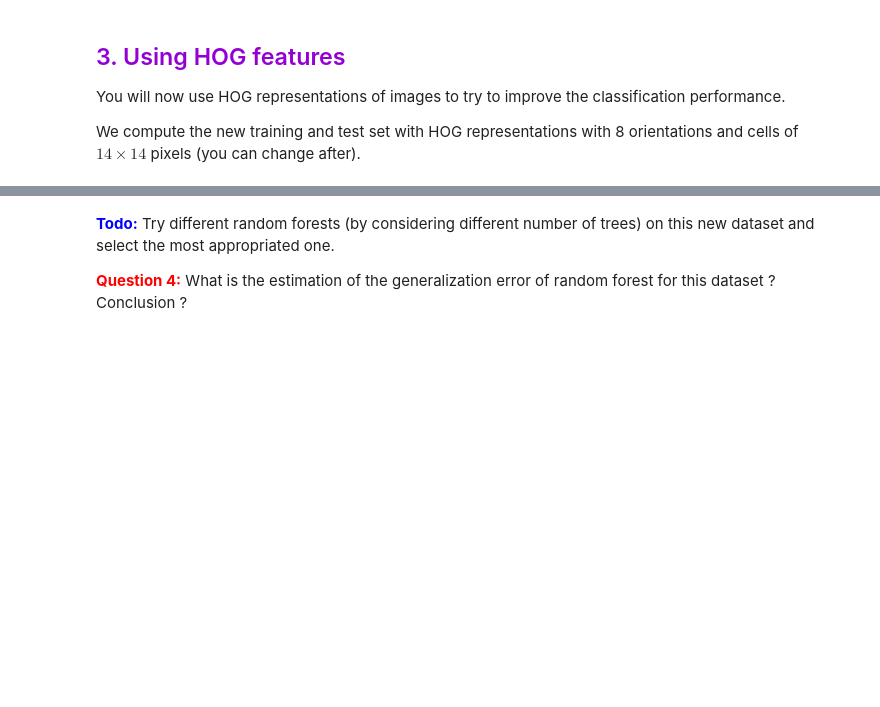
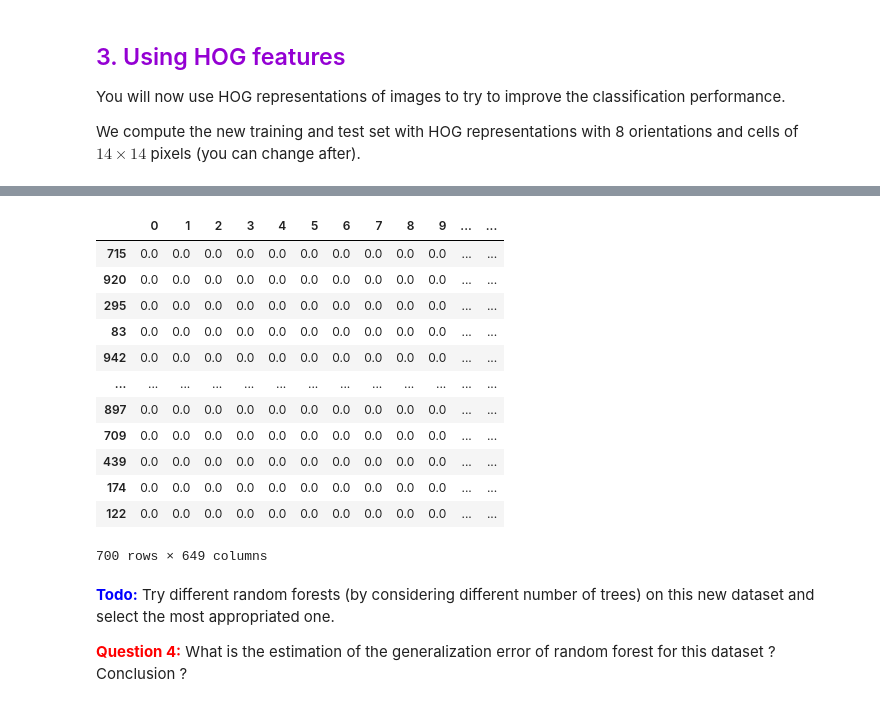
Before and after one commit to FenrirWolf4566/TP-AA-3, a Jupyter notebook: TP3_Random_Forest_student.ipynb, the cells around one changed output, grey strips where cells are left out. Drawn from its saved outputs; the diff is of its cells as text; code cells hidden in the pictures; blank space fills up the shorter version.

```diff
--- a/TP3_Random_Forest_student.ipynb
+++ b/TP3_Random_Forest_student.ipynb
@@ -73,5 +228,21 @@ def my_hog(row, ori, cell):
 # %%
-hog_train = data_train.apply(my_hog, axis=1, args=(16,7))
-hog_test = data_test.apply(my_hog, axis=1, args=(16,7))
+hog_train = data_train.apply(my_hog, axis=1, args=(8,3))
+hog_test = data_test.apply(my_hog, axis=1, args=(8,3))
 hog_train['label'] = data_train.label
 hog_test['label'] = data_test.label
+
+hog_train
+# %% [output]
+|  | 0 | 1 | 2 | 3 | 4 | 5 | 6 | 7 | 8 | 9 | ... | ... |
+| 715 | 0.0 | 0.0 | 0.0 | 0.0 | 0.0 | 0.0 | 0.0 | 0.0 | 0.0 | 0.0 | ... | ... |
+| 920 | 0.0 | 0.0 | 0.0 | 0.0 | 0.0 | 0.0 | 0.0 | 0.0 | 0.0 | 0.0 | ... | ... |
+| 295 | 0.0 | 0.0 | 0.0 | 0.0 | 0.0 | 0.0 | 0.0 | 0.0 | 0.0 | 0.0 | ... | ... |
+| 83 | 0.0 | 0.0 | 0.0 | 0.0 | 0.0 | 0.0 | 0.0 | 0.0 | 0.0 | 0.0 | ... | ... |
+| 942 | 0.0 | 0.0 | 0.0 | 0.0 | 0.0 | 0.0 | 0.0 | 0.0 | 0.0 | 0.0 | ... | ... |
+| ... | ... | ... | ... | ... | ... | ... | ... | ... | ... | ... | ... | ... |
+| 897 | 0.0 | 0.0 | 0.0 | 0.0 | 0.0 | 0.0 | 0.0 | 0.0 | 0.0 | 0.0 | ... | ... |
+| 709 | 0.0 | 0.0 | 0.0 | 0.0 | 0.0 | 0.0 | 0.0 | 0.0 | 0.0 | 0.0 | ... | ... |
+| 439 | 0.0 | 0.0 | 0.0 | 0.0 | 0.0 | 0.0 | 0.0 | 0.0 | 0.0 | 0.0 | ... | ... |
+| 174 | 0.0 | 0.0 | 0.0 | 0.0 | 0.0 | 0.0 | 0.0 | 0.0 | 0.0 | 0.0 | ... | ... |
+| 122 | 0.0 | 0.0 | 0.0 | 0.0 | 0.0 | 0.0 | 0.0 | 0.0 | 0.0 | 0.0 | ... | ... |
+700 rows × 649 columns
```
Also changed, not shown: parts of 24 cells of this notebook.
